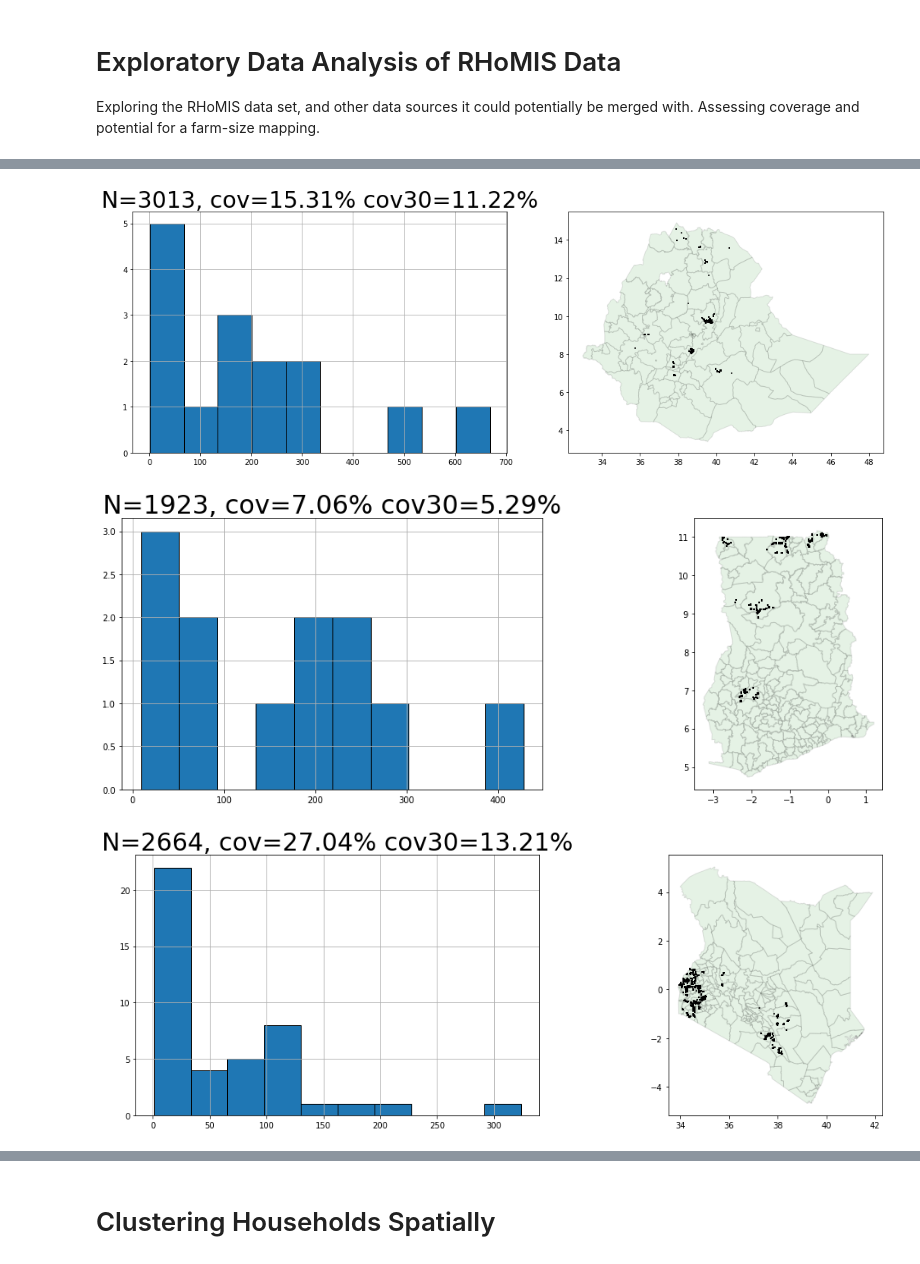
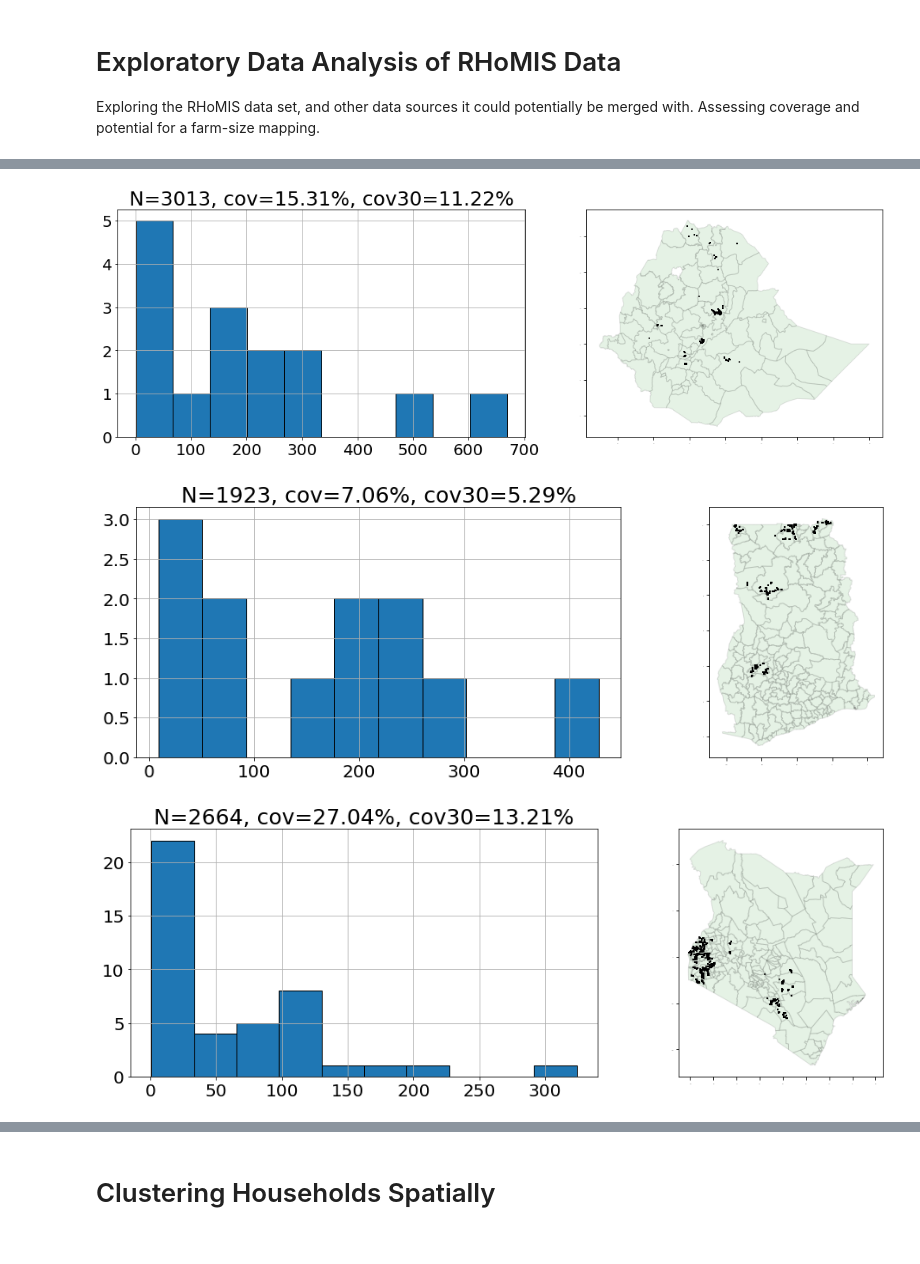
Before and after one commit to l-gorman/farm-size-analysis, a Jupyter notebook: explore.ipynb, the cells around one changed output, grey strips where cells are left out. Saved outputs shown, nothing was run; the diff lists cells and outputs as text; code cells hidden in the pictures.

```diff
--- a/explore.ipynb
+++ b/explore.ipynb
@@ -42,8 +71,6 @@ countries=geo_indicator.loc[geo_indicator["iso_3"].notna(),"iso_3"].unique()
 # Counts per subnational unit
 counts_per_subnational_unit = geo_indicator.groupby(["iso_3", "GEOID"]).size().reset_index(name="counts")
 counts_per_subnational_unit.to_csv("./outputs/exploratory/hhs_per_unit.csv")
-
-
 
 for country in countries:
 
@@ -59,10 +86,13 @@ for country in countries:
 
 
     fig, ax = plt.subplots(1,2,figsize=(15,5))
-    fig.tight_layout()
-    ax[0].set_title("N="+N+", cov="+coverage+", cov30="+cov30, fontsize=30)
+    ax[0].set_title("N="+N+", cov="+coverage+", cov30="+cov30, fontsize=25)
+    ax[0].tick_params(labelsize=20)
+    ax[1].tick_params(labelsize=0)
+
     counts_per_subnational_unit.loc[counts_per_subnational_unit["iso_3"]==country,"counts"].hist(ax=ax[0], edgecolor="black")
     ipums_terra.loc[ipums_terra["iso_3"]==country,:].plot(ax=ax[1], color="green", edgecolor="black", alpha=0.1)
     geo_indicator.loc[geo_indicator["iso_3"]==country,:].plot(ax=ax[1], marker=0, color='black', markersize=5)
+    fig.tight_layout()
     fig.savefig('./outputs/exploratory/map_per_country/'+country+'.png')
 # %% [output]
@@ -70,3 +100,3 @@ for country in countries:
-[figure, old version]
+[figure, new version]
-[figure, old version]
+[figure, new version]
-[figure, old version]
+[figure, new version]
```
Also changed, not shown: parts of 23 cells of this notebook, 9 other files.
